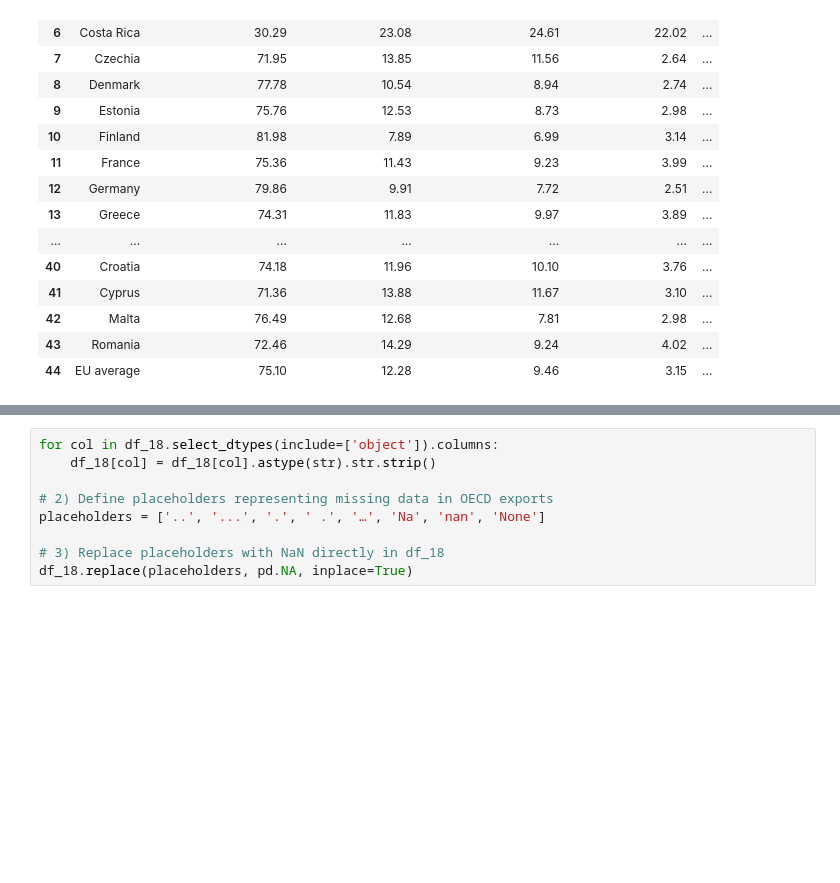
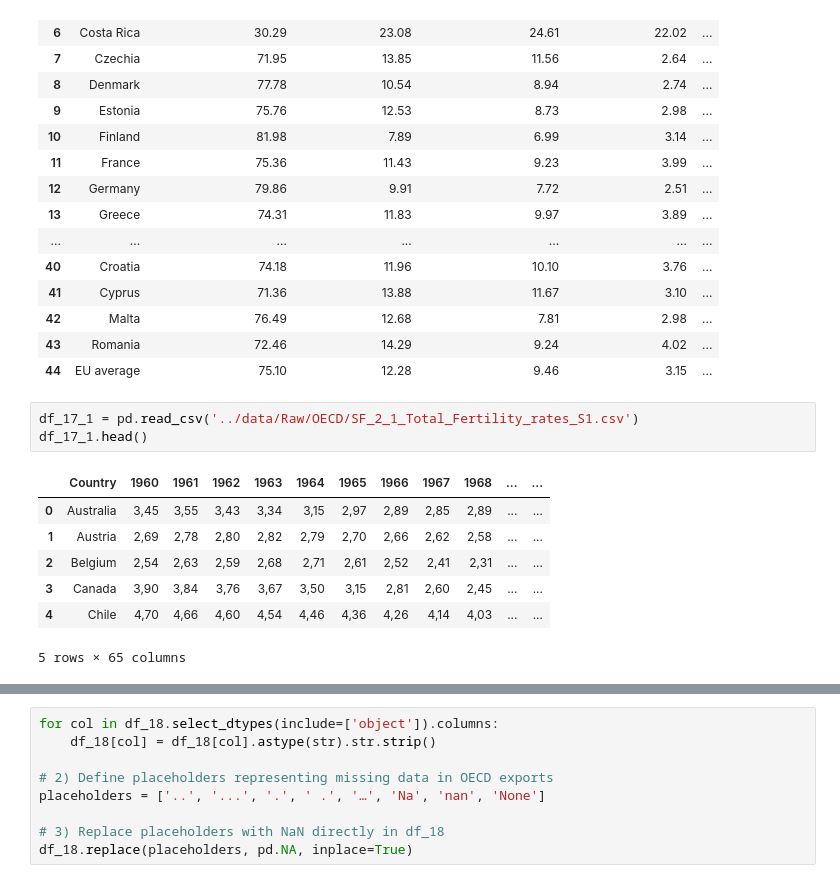
Before and after one commit to YkslB/marriage_statistics, a Jupyter notebook: scripts/Cleaning.ipynb, the cells around one changed output, grey strips where cells are left out. Drawn from its saved outputs; the diff is of its cells as text; blank space fills up the shorter version.

```diff
--- a/scripts/Cleaning.ipynb
+++ b/scripts/Cleaning.ipynb
@@ -1249,3 +1249,14 @@ df_16_3
 | 42 | Malta | 76.49 | 12.68 | 7.81 | 2.98 | ... |
 | 43 | Romania | 72.46 | 14.29 | 9.24 | 4.02 | ... |
 | 44 | EU average | 75.10 | 12.28 | 9.46 | 3.15 | ... |
+# %%
+df_17_1 = pd.read_csv('../data/Raw/OECD/SF_2_1_Total_Fertility_rates_S1.csv')
+df_17_1.head()
+# %% [output]
+|  | Country | 1960 | 1961 | 1962 | 1963 | 1964 | 1965 | 1966 | 1967 | 1968 | ... | ... |
+| 0 | Australia | 3,45 | 3,55 | 3,43 | 3,34 | 3,15 | 2,97 | 2,89 | 2,85 | 2,89 | ... | ... |
+| 1 | Austria | 2,69 | 2,78 | 2,80 | 2,82 | 2,79 | 2,70 | 2,66 | 2,62 | 2,58 | ... | ... |
+| 2 | Belgium | 2,54 | 2,63 | 2,59 | 2,68 | 2,71 | 2,61 | 2,52 | 2,41 | 2,31 | ... | ... |
+| 3 | Canada | 3,90 | 3,84 | 3,76 | 3,67 | 3,50 | 3,15 | 2,81 | 2,60 | 2,45 | ... | ... |
+| 4 | Chile | 4,70 | 4,66 | 4,60 | 4,54 | 4,46 | 4,36 | 4,26 | 4,14 | 4,03 | ... | ... |
+5 rows × 65 columns
```
Also changed, not shown: parts of 55 cells of this notebook, 6 other files.
